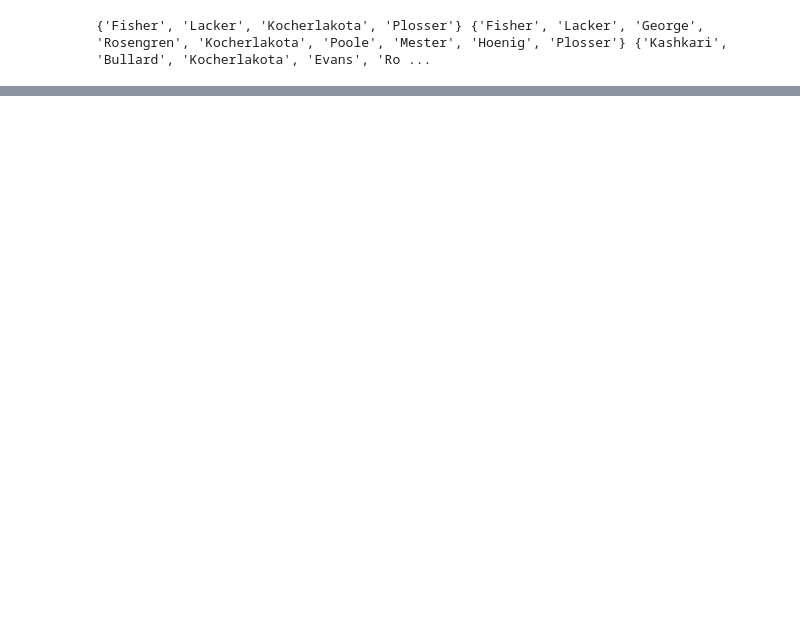
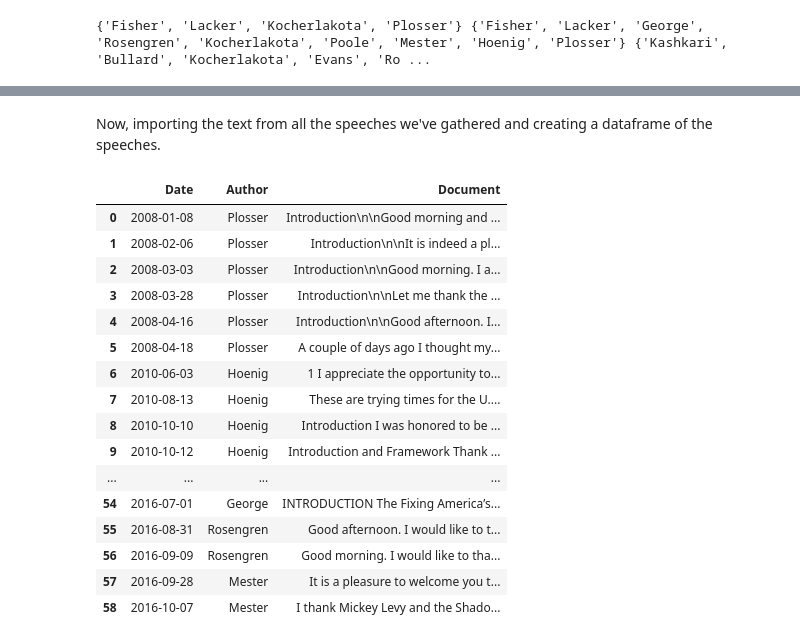
Before and after one commit to pcatattacks/fed-predictor, a Jupyter notebook: Patterns of Dissents.ipynb, the cells around one changed output, grey strips where cells are left out. Cells and saved outputs as stored; diff of their text form; code cells hidden in the pictures; blank space fills up the shorter version.

```diff
--- a/Patterns of Dissents.ipynb
+++ b/Patterns of Dissents.ipynb
@@ -195,3 +195,10 @@ Dissenters for indetermnate action were {'Fisher', 'Lacker', 'Kocherlakota', 'Pl
 print(dissenter_names_other, dissenter_names_tighter, dissenter_names_easier)
 # %% [output]
 {'Fisher', 'Lacker', 'Kocherlakota', 'Plosser'} {'Fisher', 'Lacker', 'George', 'Rosengren', 'Kocherlakota', 'Poole', 'Mester', 'Hoenig', 'Plosser'} {'Kashkari', 'Bullard', 'Kocherlakota', 'Evans', 'Ro ...
+# %%
+import os
+
+PATH_TO_SPEECHES = "./datasets/speeches/"
+speeches = os.listdir(PATH_TO_SPEECHES)
+speeches.sort()
+speeches
@@ -197,0 +223,32 @@ print(dissenter_names_other, dissenter_names_tighter, dissenter_names_easier)
+# %% [markdown]
+Now, importing the text from all the speeches we've gathered and creating a dataframe of the speeches.
+# %%
+documents = pd.DataFrame(columns=["Date", "Author",  "Document"])
+
+for i, speech_filename in enumerate(speeches):
+    speech_details = speech_filename.split("_")
+    date = speech_details[0]
+    author = speech_details[1]
+    with open(PATH_TO_SPEECHES + speech_filename) as f:
+        documents.loc[i] = [date, author, f.read()]
+
+documents["Date"] = pd.to_datetime(documents["Date"])
+documents
+# %% [output]
+|  | Date | Author | Document |
+| 0 | 2008-01-08 | Plosser | Introduction\n\nGood morning and ... |
+| 1 | 2008-02-06 | Plosser | Introduction\n\nIt is indeed a pl... |
+| 2 | 2008-03-03 | Plosser | Introduction\n\nGood morning. I a... |
+| 3 | 2008-03-28 | Plosser | Introduction\n\nLet me thank the ... |
+| 4 | 2008-04-16 | Plosser | Introduction\n\nGood afternoon. I... |
+| 5 | 2008-04-18 | Plosser | A couple of days ago I thought my... |
+| 6 | 2010-06-03 | Hoenig | 1 I appreciate the opportunity to... |
+| 7 | 2010-08-13 | Hoenig | These are trying times for the U.... |
+| 8 | 2010-10-10 | Hoenig | Introduction I was honored to be ... |
+| 9 | 2010-10-12 | Hoenig | Introduction and Framework Thank ... |
+| ... | ... | ... | ... |
+| 54 | 2016-07-01 | George | INTRODUCTION The Fixing America’s... |
+| 55 | 2016-08-31 | Rosengren | Good afternoon. I would like to t... |
+| 56 | 2016-09-09 | Rosengren | Good morning. I would like to tha... |
+| 57 | 2016-09-28 | Mester | It is a pleasure to welcome you t... |
+| 58 | 2016-10-07 | Mester | I thank Mickey Levy and the Shado... |
```
Also changed, not shown: parts of 8 cells of this notebook.
